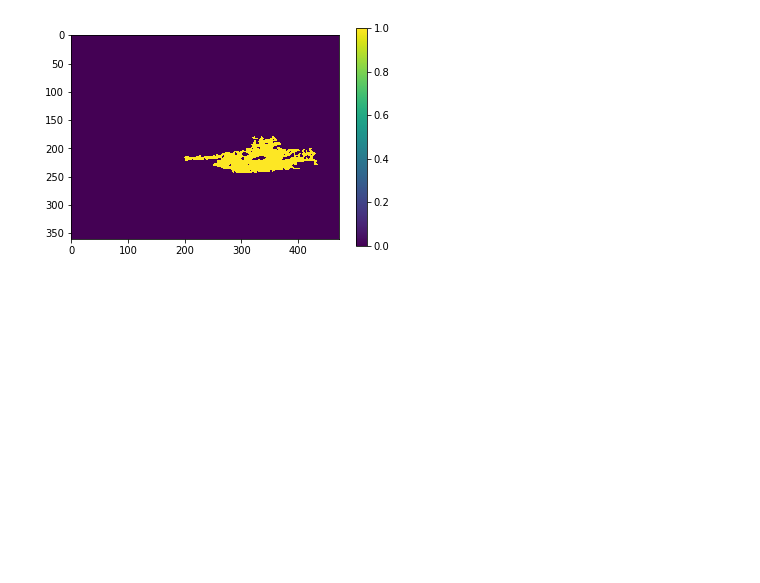
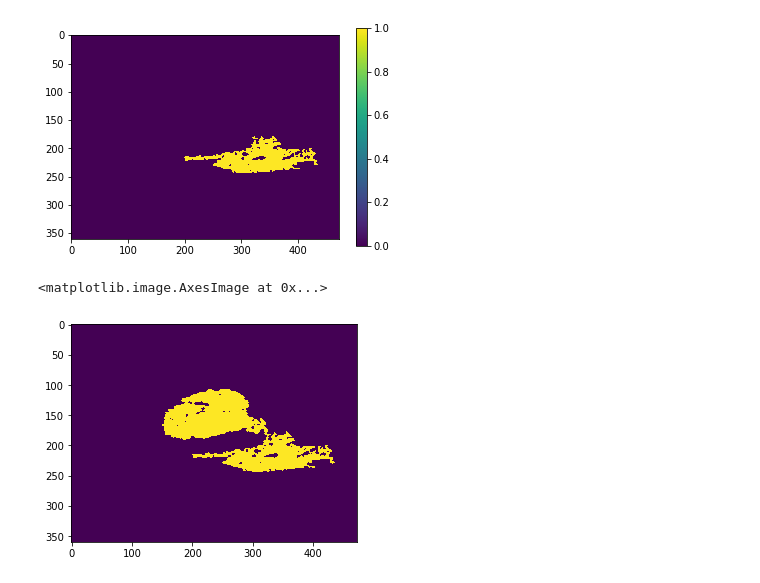
Before and after one commit to penn-ultrasound-research-laboratory/Deep-Ultrasound-Classification, a Jupyter notebook: _notebooks/LeakPluggingCary.ipynb, the cells around one changed output. Saved outputs shown, nothing was run; the diff lists cells and outputs as text; code cells hidden in the pictures; blank space fills up the shorter version.

```diff
--- a/_notebooks/LeakPluggingCary.ipynb
+++ b/_notebooks/LeakPluggingCary.ipynb
@@ -202,0 +221,13 @@ plt.colorbar()
+# %%
+radius_grown = iterate_until_stop_growing_exponential_backoff(
+    np.copy(seed_region_mask),
+    grow_region,
+    seed_range_thresholded_image,
+    disk_kernel(1),
+    iters_per_round = 3)
+
+plt.figure()
+plt.imshow(radius_grown)
+# %% [output]
+<matplotlib.image.AxesImage at 0x...>
+[figure, added]
```
Also changed, not shown: parts of 1 cell of this notebook.
